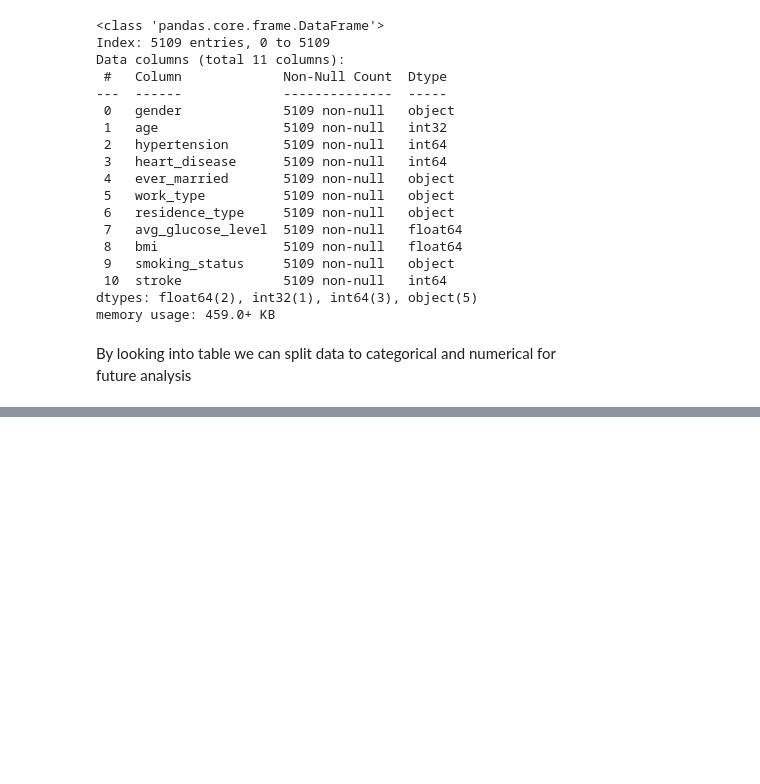
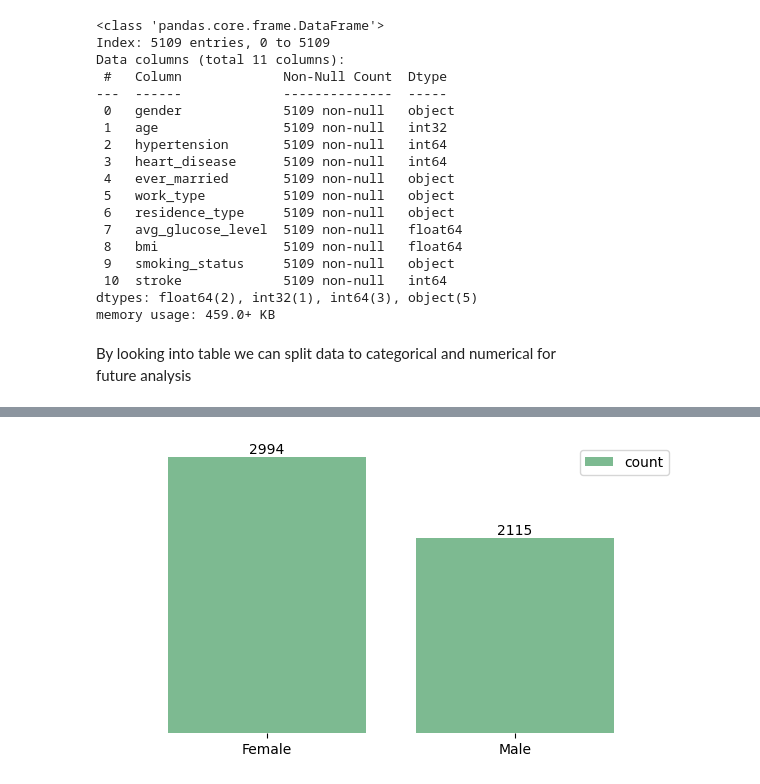
Before and after one commit to ShariYo/Modul3Sprint2, a Jupyter notebook: project/main.ipynb, the cells around one changed output, grey strips where cells are left out. Saved outputs shown, nothing was run; the diff lists cells and outputs as text; code cells hidden in the pictures; blank space fills up the shorter version.

```diff
--- a/project/main.ipynb
+++ b/project/main.ipynb
@@ -238,0 +286,4 @@ hc_cat = hc[categoric]
+# %%
+sand.f_barplot(xaxis=hc["gender"].value_counts())
+# %% [output]
+[figure, added]
```
Also changed, not shown: parts of 9 cells of this notebook, 1 other file.
